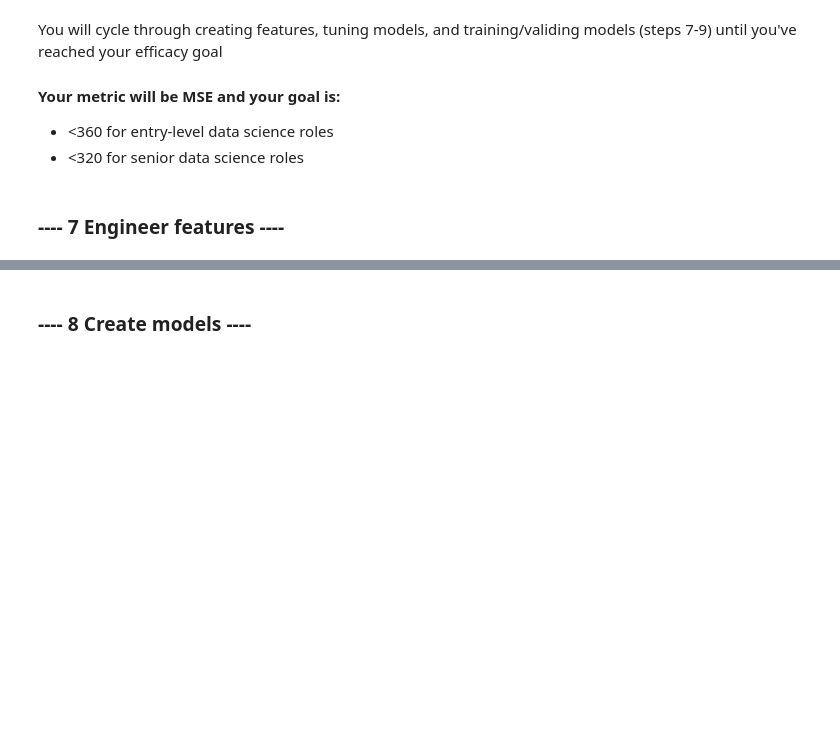
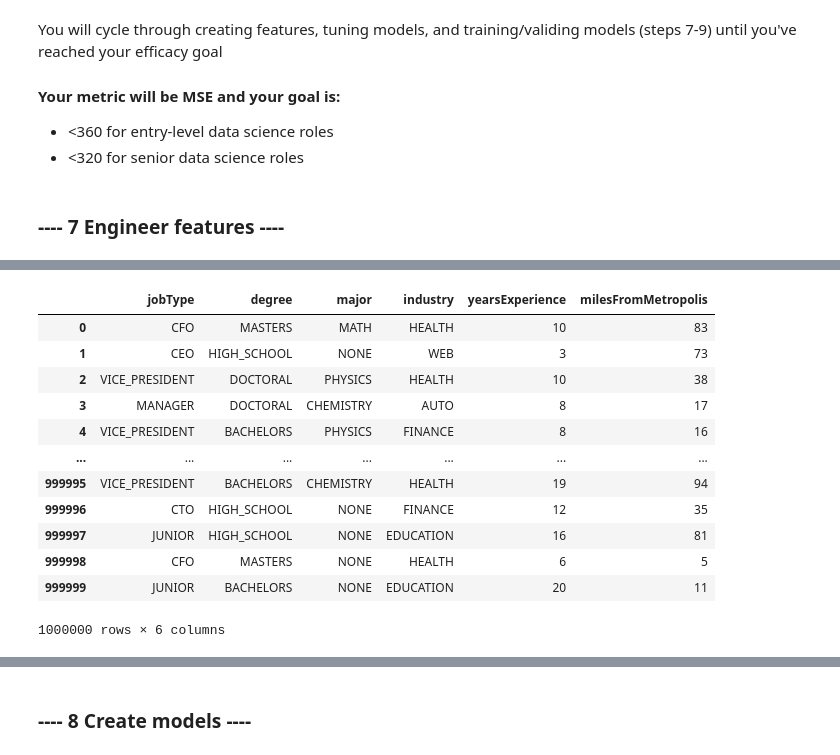
Before and after one commit to kevinmoldovan/salarypredictionsproject, a Jupyter notebook: First Portfolio Project.ipynb, the cells around one changed output, grey strips where cells are left out. Saved outputs shown, nothing was run; the diff lists cells and outputs as text; code cells hidden in the pictures; blank space fills up the shorter version.

```diff
--- a/First Portfolio Project.ipynb
+++ b/First Portfolio Project.ipynb
@@ -187,0 +252,19 @@ You will cycle through creating features, tuning models, and training/validing m
+# %%
+#dropping jobid and company id because no correlation
+
+x = x.drop(columns=['jobId','companyId'])
+x
+# %% [output]
+|  | jobType | degree | major | industry | yearsExperience | milesFromMetropolis |
+| 0 | CFO | MASTERS | MATH | HEALTH | 10 | 83 |
+| 1 | CEO | HIGH_SCHOOL | NONE | WEB | 3 | 73 |
+| 2 | VICE_PRESIDENT | DOCTORAL | PHYSICS | HEALTH | 10 | 38 |
+| 3 | MANAGER | DOCTORAL | CHEMISTRY | AUTO | 8 | 17 |
+| 4 | VICE_PRESIDENT | BACHELORS | PHYSICS | FINANCE | 8 | 16 |
+| ... | ... | ... | ... | ... | ... | ... |
+| 999995 | VICE_PRESIDENT | BACHELORS | CHEMISTRY | HEALTH | 19 | 94 |
+| 999996 | CTO | HIGH_SCHOOL | NONE | FINANCE | 12 | 35 |
+| 999997 | JUNIOR | HIGH_SCHOOL | NONE | EDUCATION | 16 | 81 |
+| 999998 | CFO | MASTERS | NONE | HEALTH | 6 | 5 |
+| 999999 | JUNIOR | BACHELORS | NONE | EDUCATION | 20 | 11 |
+1000000 rows × 6 columns
```
Also changed, not shown: parts of 15 cells of this notebook.
